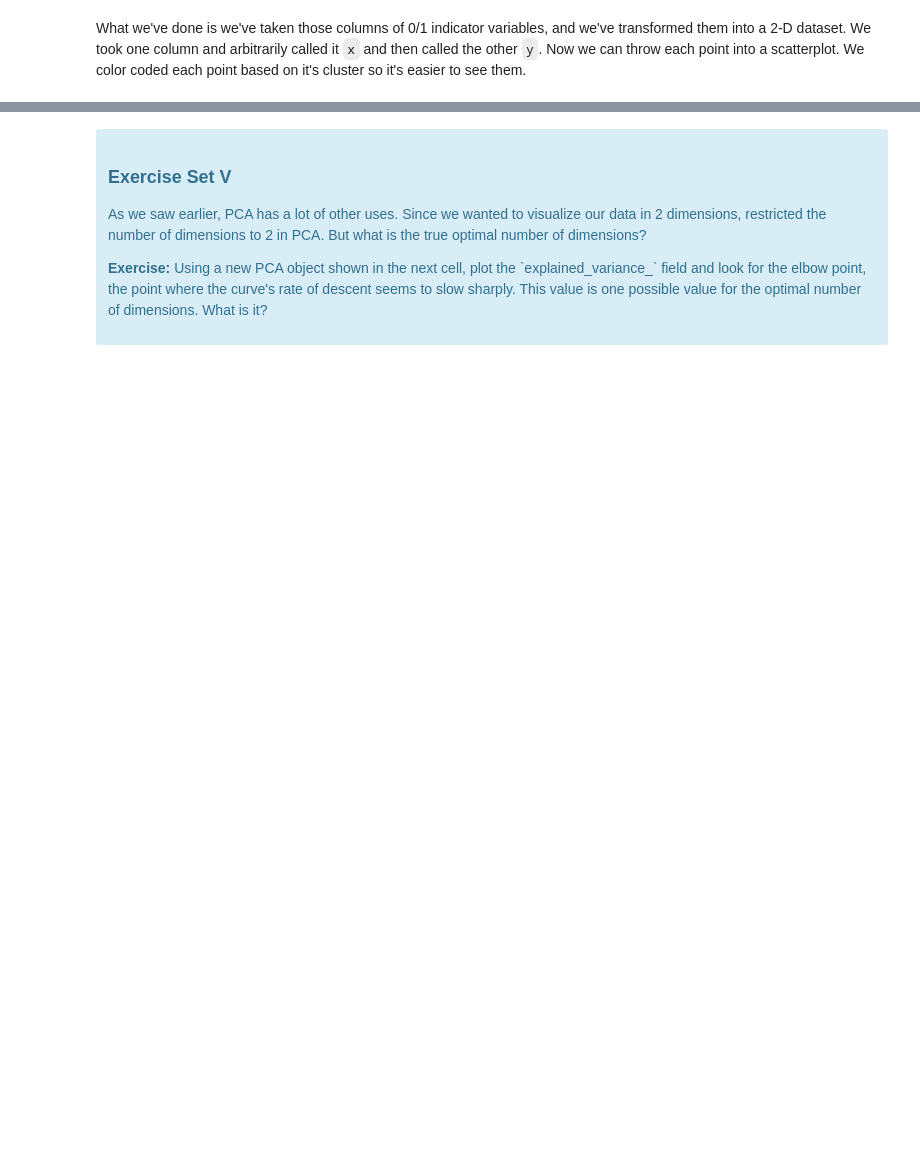
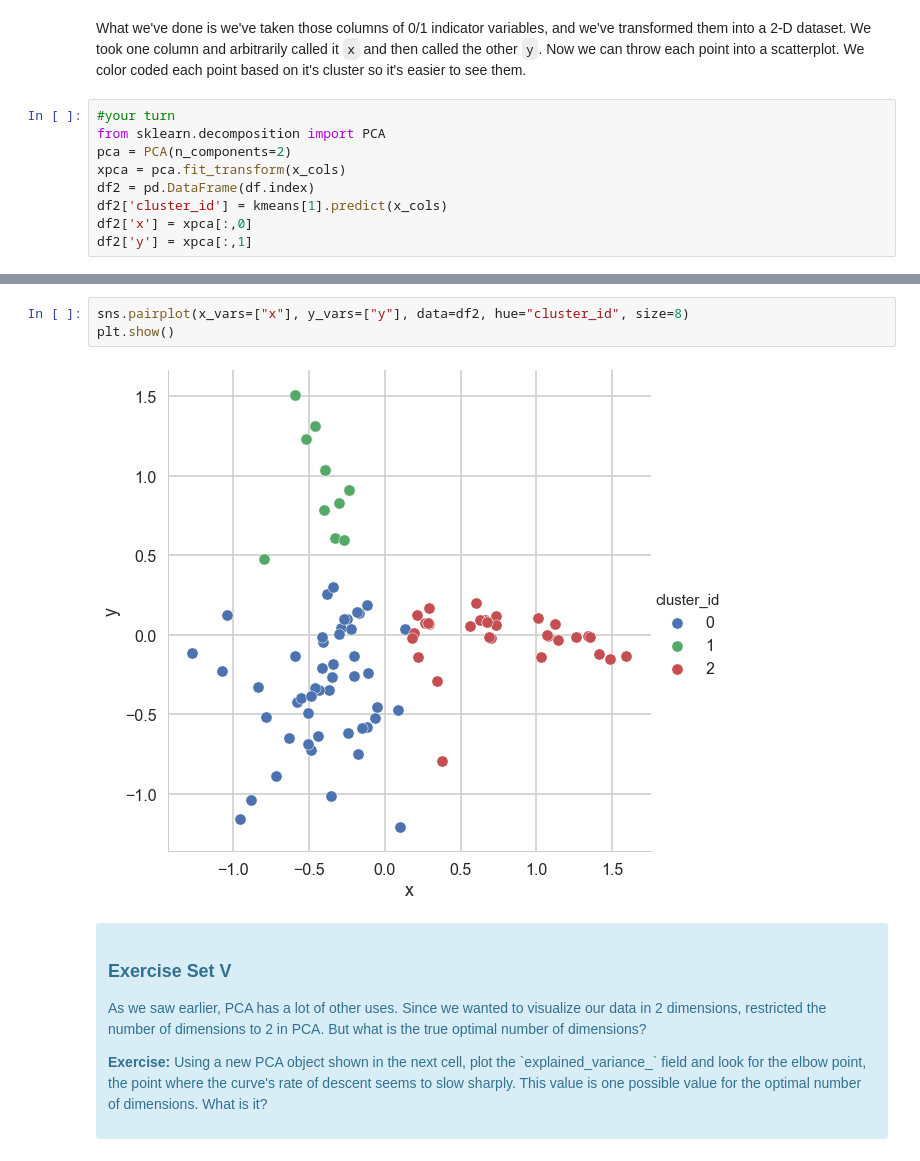
Before and after one commit to klane/springboard, a Jupyter notebook: machine-learning/clustering/clustering.ipynb, the cells around one changed output, grey strips where cells are left out. Drawn from its saved outputs; the diff is of its cells as text; blank space fills up the shorter version.

```diff
--- a/machine-learning/clustering/clustering.ipynb
+++ b/machine-learning/clustering/clustering.ipynb
@@ -162,2 +298,11 @@ This is only one use of PCA for dimension reduction. We can also use PCA when we
 # %% [markdown]
 What we've done is we've taken those columns of 0/1 indicator variables, and we've transformed them into a 2-D dataset. We took one column and arbitrarily called it `x` and then called the other `y`. Now we can throw each point into a scatterplot. We color coded each point based on it's cluster so it's easier to see them.
+# %%
+#your turn
+from sklearn.decomposition import PCA
+pca = PCA(n_components=2)
+xpca = pca.fit_transform(x_cols)
+df2 = pd.DataFrame(df.index)
+df2['cluster_id'] = kmeans[1].predict(x_cols)
+df2['x'] = xpca[:,0]
+df2['y'] = xpca[:,1]
@@ -164,3 +318,8 @@ What we've done is we've taken those columns of 0/1 indicator variables, and we'
+# %%
+sns.pairplot(x_vars=["x"], y_vars=["y"], data=df2, hue="cluster_id", size=8)
+plt.show()
+# %% [output]
+[figure, added]
 # %% [markdown]
 <div class="span5 alert alert-info">
 <h3>Exercise Set V</h3>
```
Also changed, not shown: parts of 17 cells of this notebook.
